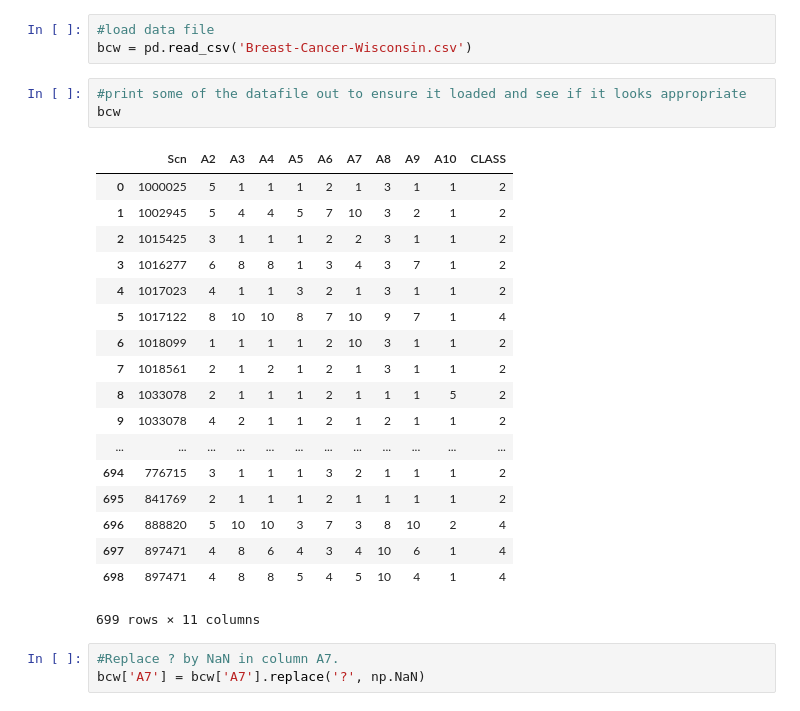
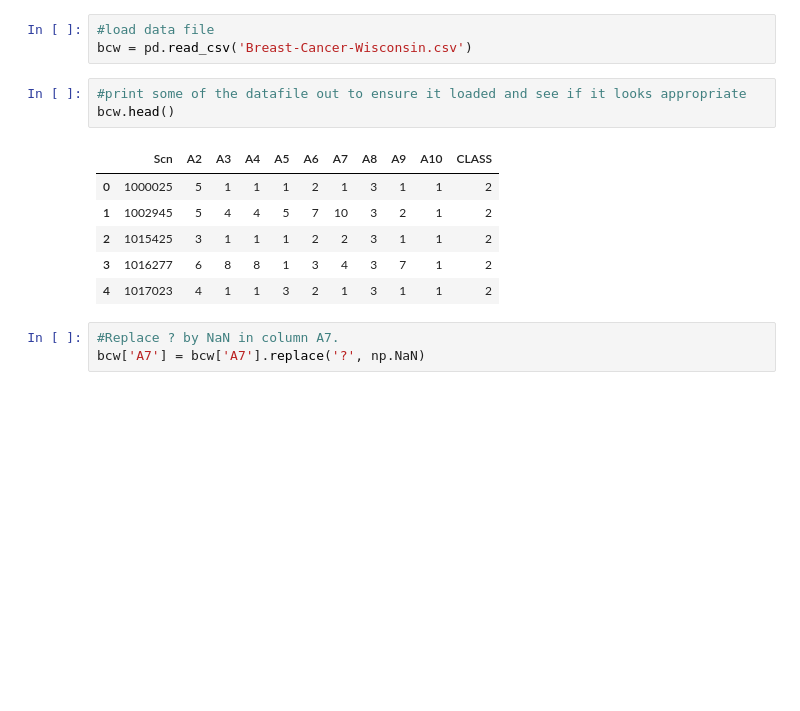
Before and after one commit to harshallpandit/INFO-I590-Python, a Jupyter notebook: Final_Part_1_Danny_Rigdon.ipynb, the cells around one changed output. Saved outputs shown, nothing was run; the diff lists cells and outputs as text; blank space fills up the shorter version.

```diff
--- a/Final_Part_1_Danny_Rigdon.ipynb
+++ b/Final_Part_1_Danny_Rigdon.ipynb
@@ -14,26 +14,14 @@ from sklearn.preprocessing import StandardScaler
 bcw = pd.read_csv('Breast-Cancer-Wisconsin.csv')
 # %%
 #print some of the datafile out to ensure it loaded and see if it looks appropriate
-bcw
+bcw.head()
 # %% [output]
 |  | Scn | A2 | A3 | A4 | A5 | A6 | A7 | A8 | A9 | A10 | CLASS |
 | 0 | 1000025 | 5 | 1 | 1 | 1 | 2 | 1 | 3 | 1 | 1 | 2 |
 | 1 | 1002945 | 5 | 4 | 4 | 5 | 7 | 10 | 3 | 2 | 1 | 2 |
 | 2 | 1015425 | 3 | 1 | 1 | 1 | 2 | 2 | 3 | 1 | 1 | 2 |
 | 3 | 1016277 | 6 | 8 | 8 | 1 | 3 | 4 | 3 | 7 | 1 | 2 |
 | 4 | 1017023 | 4 | 1 | 1 | 3 | 2 | 1 | 3 | 1 | 1 | 2 |
-| 5 | 1017122 | 8 | 10 | 10 | 8 | 7 | 10 | 9 | 7 | 1 | 4 |
-| 6 | 1018099 | 1 | 1 | 1 | 1 | 2 | 10 | 3 | 1 | 1 | 2 |
-| 7 | 1018561 | 2 | 1 | 2 | 1 | 2 | 1 | 3 | 1 | 1 | 2 |
-| 8 | 1033078 | 2 | 1 | 1 | 1 | 2 | 1 | 1 | 1 | 5 | 2 |
-| 9 | 1033078 | 4 | 2 | 1 | 1 | 2 | 1 | 2 | 1 | 1 | 2 |
-| ... | ... | ... | ... | ... | ... | ... | ... | ... | ... | ... | ... |
-| 694 | 776715 | 3 | 1 | 1 | 1 | 3 | 2 | 1 | 1 | 1 | 2 |
-| 695 | 841769 | 2 | 1 | 1 | 1 | 2 | 1 | 1 | 1 | 1 | 2 |
-| 696 | 888820 | 5 | 10 | 10 | 3 | 7 | 3 | 8 | 10 | 2 | 4 |
-| 697 | 897471 | 4 | 8 | 6 | 4 | 3 | 4 | 10 | 6 | 1 | 4 |
-| 698 | 897471 | 4 | 8 | 8 | 5 | 4 | 5 | 10 | 4 | 1 | 4 |
-699 rows × 11 columns
 # %%
 #Replace ? by NaN in column A7.
 bcw['A7'] = bcw['A7'].replace('?', np.NaN)
```
Also changed, not shown: parts of 10 cells of this notebook.
